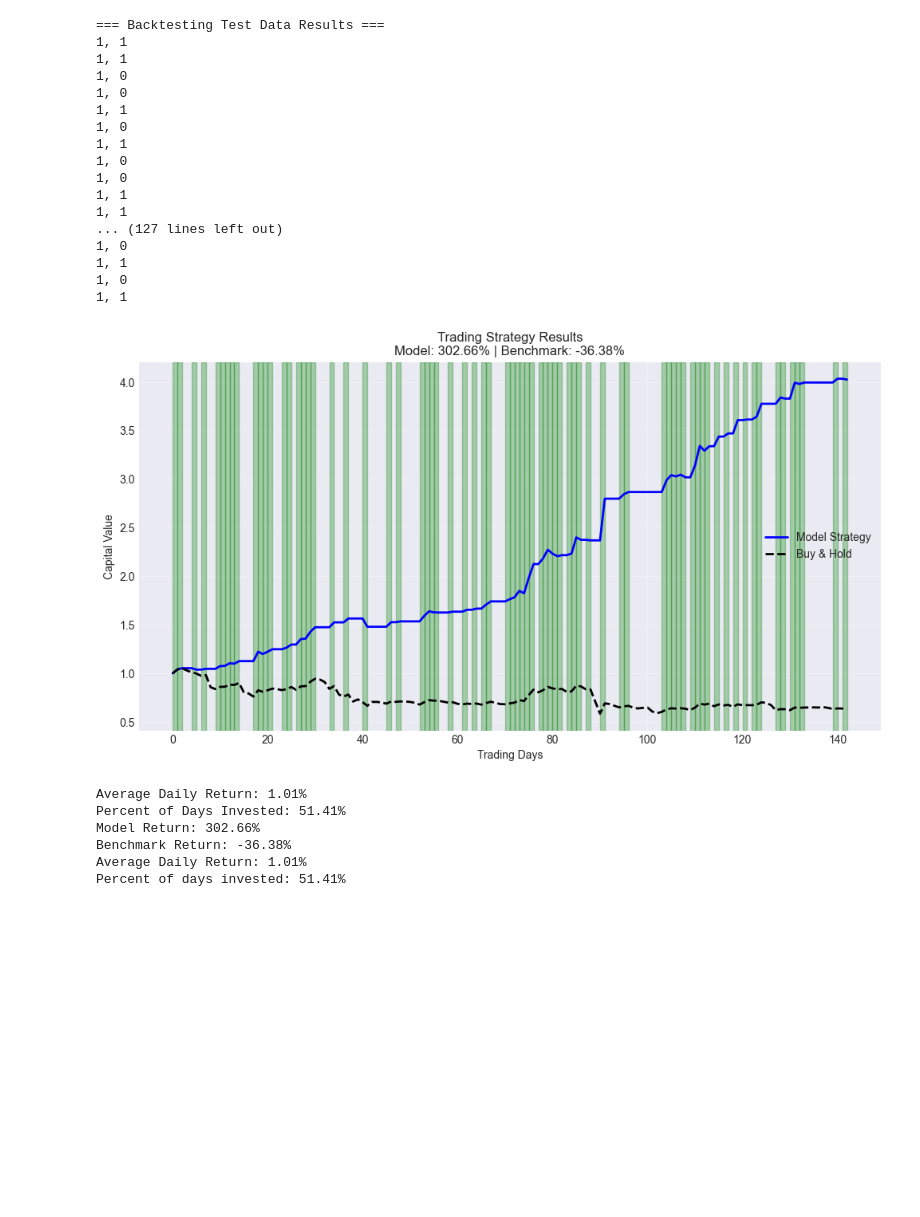
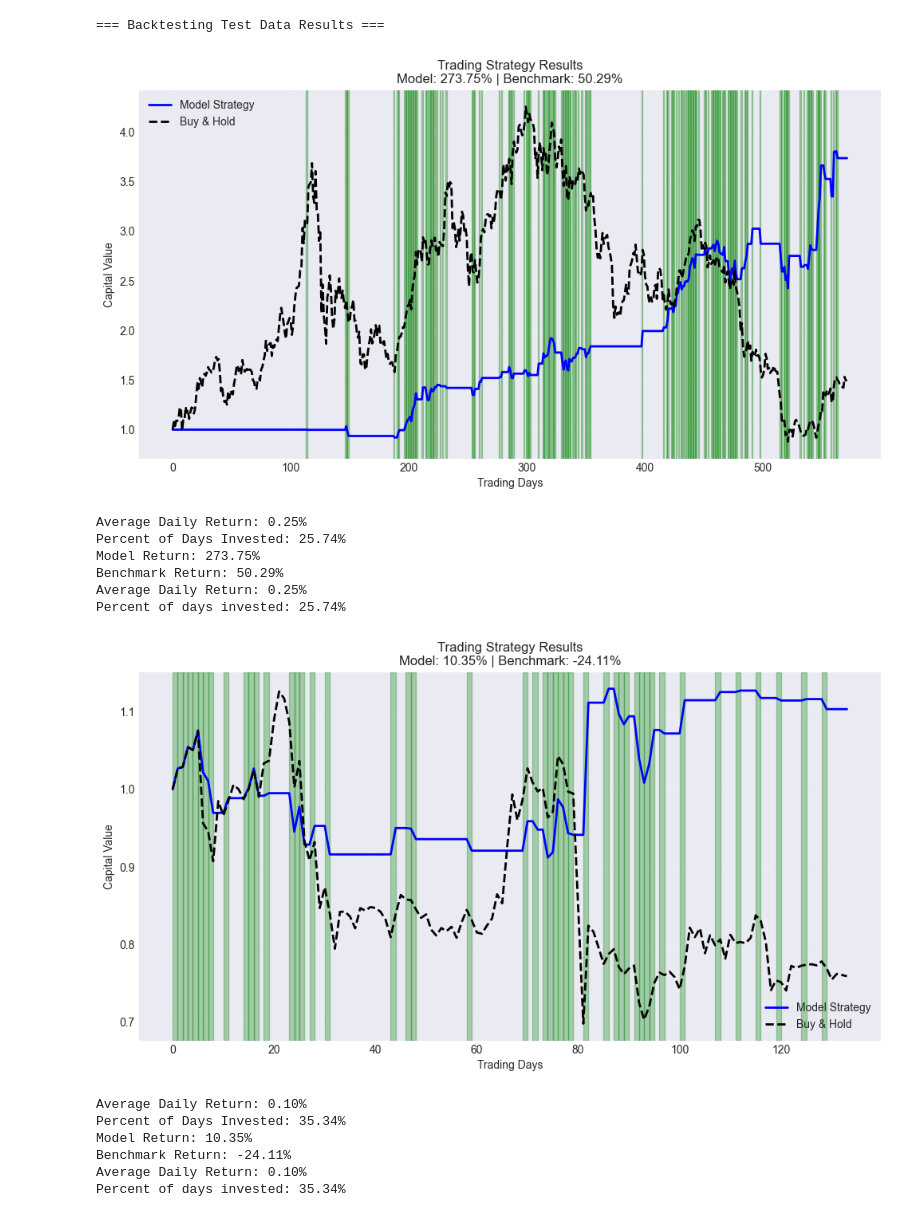
Before and after one commit to aeosborn/CS170, a Jupyter notebook: modeling/n_label_tcn.ipynb, the cells around one changed output. Cells and saved outputs as stored; diff of their text form; code cells hidden in the pictures; blank space fills up the shorter version.

```diff
--- a/modeling/n_label_tcn.ipynb
+++ b/modeling/n_label_tcn.ipynb
@@ -229,7 +292,7 @@ def train_keras_model(model, X_train, y_train, X_test, tscv, epochs=100, batch_s
     test_preds_list = []
 
     for fold, (train_idx, val_idx) in enumerate(tscv.split(X_train)):
-        print(f"Training fold {fold + 1}...")
+        # print(f"Training fold {fold + 1}...")
 
         X_tr, X_val = X_train[train_idx], X_train[val_idx]
         y_tr, y_val = y_train[train_idx], y_train[val_idx]
@@ -274,7 +337,7 @@ def train_sklearn_model(model, X_train, y_train, X_test, tscv):
     test_preds_list = []
 
     for fold, (train_idx, val_idx) in enumerate(tscv.split(X_train)):
-        print(f"Training fold {fold + 1}...")
+        # print(f"Training fold {fold + 1}...")
 
         # Flatten data for sklearn models
         X_tr = X_train[train_idx].reshape(len(train_idx), -1)
@@ -292,7 +355,8 @@ def train_sklearn_model(model, X_train, y_train, X_test, tscv):
 def calculate_backtest_returns(predictions, price_deltas, plot_results=True):
     """Calculate returns from trading strategy based on predictions
 
-    Predictions in [0:NUM_LABELS - 1]"""
+    Predictions in [0:NUM_LABELS - 1]
+    """
     model_history = [1]  # Start with $1.00
     benchmark_history = [1]
     positions = []
@@ -309,9 +373,10 @@ def calculate_backtest_returns(predictions, price_deltas, plot_results=True):
         benchmark_history.append(benchmark_history[-1] * (1 + price_deltas[i]))
 
         # Calculate model value based on prediction
-        print(f"{NUM_CLASSES // 2}, {predictions[i]}") ## TODO DEL
-        if predictions[i] >= NUM_CLASSES // 2:
-            capital_change = model_history[-1] * price_deltas[i] * INVESTMENT_RATE
+        # if predictions[i] + 1 >= NUM_CLASSES - (NUM_CLASSES // 2):
+        if predictions[i] > (NUM_CLASSES -1) // 2:
+            delta_i = max(price_deltas[i], -0.05)
+            capital_change = model_history[-1] * delta_i * INVESTMENT_RATE
             model_history.append(model_history[-1] + capital_change)
             positions.append(1)
         else:
@@ -334,7 +399,7 @@ def calculate_backtest_returns(predictions, price_deltas, plot_results=True):
         plt.title(f'Trading Strategy Results\nModel: {total_return:.2f}% | Benchmark: {benchmark_return:.2f}%')
         plt.xlabel('Trading Days')
         plt.ylabel('Capital Value')
-        plt.grid(True, alpha=0.3)
+        plt.grid(True, alpha=0.2)
         plt.legend()
         plt.show()
 
@@ -367,7 +432,7 @@ def train_stacking_ensemble(X_train_windowed, y_train_windowed, X_test_windowed)
     print("\nInitializing base models...")
     tcn_model = build_tcn_model(WINDOW_LENGTH, X_train_windowed.shape[2], NUM_CLASSES)
     transformer_model = build_transformer_model(WINDOW_LENGTH, X_train_windowed.shape[2], NUM_CLASSES)
-    xgb_model = XGBClassifier(n_estimators=100, max_depth=3, learning_rate=0.1, random_state=42)
+    xgb_model = XGBClassifier(n_estimators=100, max_depth=5, learning_rate=0.2, random_state=RANDOM_SEED)
 
     # Train base models and get predictions
     print("\nTraining TCN model...")
@@ -393,11 +458,11 @@ def train_stacking_ensemble(X_train_windowed, y_train_windowed, X_test_windowed)
     # Initialize and train meta-classifier
     print(f"\nTraining meta-classifier: {META_CLASSIFIER.upper()}...")
     if META_CLASSIFIER == 'rf':
-        meta_model = RandomForestClassifier(n_estimators=100, max_depth=10, random_state=42)
+        meta_model = RandomForestClassifier(n_estimators=100, max_depth=10, random_state=RANDOM_SEED)
     elif META_CLASSIFIER == 'svm':
-        meta_model = SVC(kernel='rbf', C=1.0, probability=True, random_state=42)
+        meta_model = SVC(kernel='rbf', C=1.0, probability=True, random_state=RANDOM_SEED)
     elif META_CLASSIFIER == 'xgb':  # xgb
-        meta_model = XGBClassifier(n_estimators=50, max_depth=3, learning_rate=0.1, random_state=42)
+        meta_model = XGBClassifier(n_estimators=100, max_depth=2, learning_rate=0.2, random_state=RANDOM_SEED)
     # elif META_CLASSIFIER == '':
 
     meta_model.fit(train_meta_features, y_train_windowed)
@@ -496,37 +557,34 @@ weighted avg       0.84      0.83      0.83       142
 # %%
 # Backtesting
 print("\n=== Backtesting Test Data Results ===")
-backtest_results = calculate_backtest_returns(test_predictions, price_deltas_test)
-# backtest_results = calculate_backtest_returns(train_predictions, price_deltas_train)
-print(f"Model Return: {backtest_results['model_return']:.2f}%")
-print(f"Benchmark Return: {backtest_results['benchmark_return']:.2f}%")
-print(f"Average Daily Return: {backtest_results['avg_daily_return']:.2f}%")
-print(f"Percent of days invested: {backtest_results['percent_days_invested']:.2f}%")
+
+backtest_train = calculate_backtest_returns(train_predictions, price_deltas_train) ## Training dont show
+print(f"Model Return: {backtest_train['model_return']:.2f}%")
+print(f"Benchmark Return: {backtest_train['benchmark_return']:.2f}%")
+print(f"Average Daily Return: {backtest_train['avg_daily_return']:.2f}%")
+print(f"Percent of days invested: {backtest_train['percent_days_invested']:.2f}%")
+
+backtest_test = calculate_backtest_returns(test_predictions, price_deltas_test)
+print(f"Model Return: {backtest_test['model_return']:.2f}%")
+print(f"Benchmark Return: {backtest_test['benchmark_return']:.2f}%")
+print(f"Average Daily Return: {backtest_test['avg_daily_return']:.2f}%")
+print(f"Percent of days invested: {backtest_test['percent_days_invested']:.2f}%")
 # %% [output]
 === Backtesting Test Data Results ===
-1, 1
-1, 1
-1, 0
-1, 0
-1, 1
-1, 0
-1, 1
-1, 0
-1, 0
-1, 1
-1, 1
-... (127 lines left out)
-1, 0
-1, 1
-1, 0
-1, 1
-[figure, old version]
+[figure, new version]
-Average Daily Return: 1.01%
-Percent of Days Invested: 51.41%
-Model Return: 302.66%
-Benchmark Return: -36.38%
-Average Daily Return: 1.01%
-Percent of days invested: 51.41%
+Average Daily Return: 0.25%
+Percent of Days Invested: 25.74%
+Model Return: 273.75%
+Benchmark Return: 50.29%
+Average Daily Return: 0.25%
+Percent of days invested: 25.74%
+[figure, added]
+Average Daily Return: 0.10%
+Percent of Days Invested: 35.34%
+Model Return: 10.35%
+Benchmark Return: -24.11%
+Average Daily Return: 0.10%
+Percent of days invested: 35.34%
 # %%
 validators_current = pd.read_csv(os.path.join(data_dir, "validators_aggregated_current.csv"))
 transactions_current = pd.read_csv(os.path.join(data_dir, "transactions_aggregated_current.csv"))
```
Also changed, not shown: parts of 11 cells of this notebook, 1 other file.
